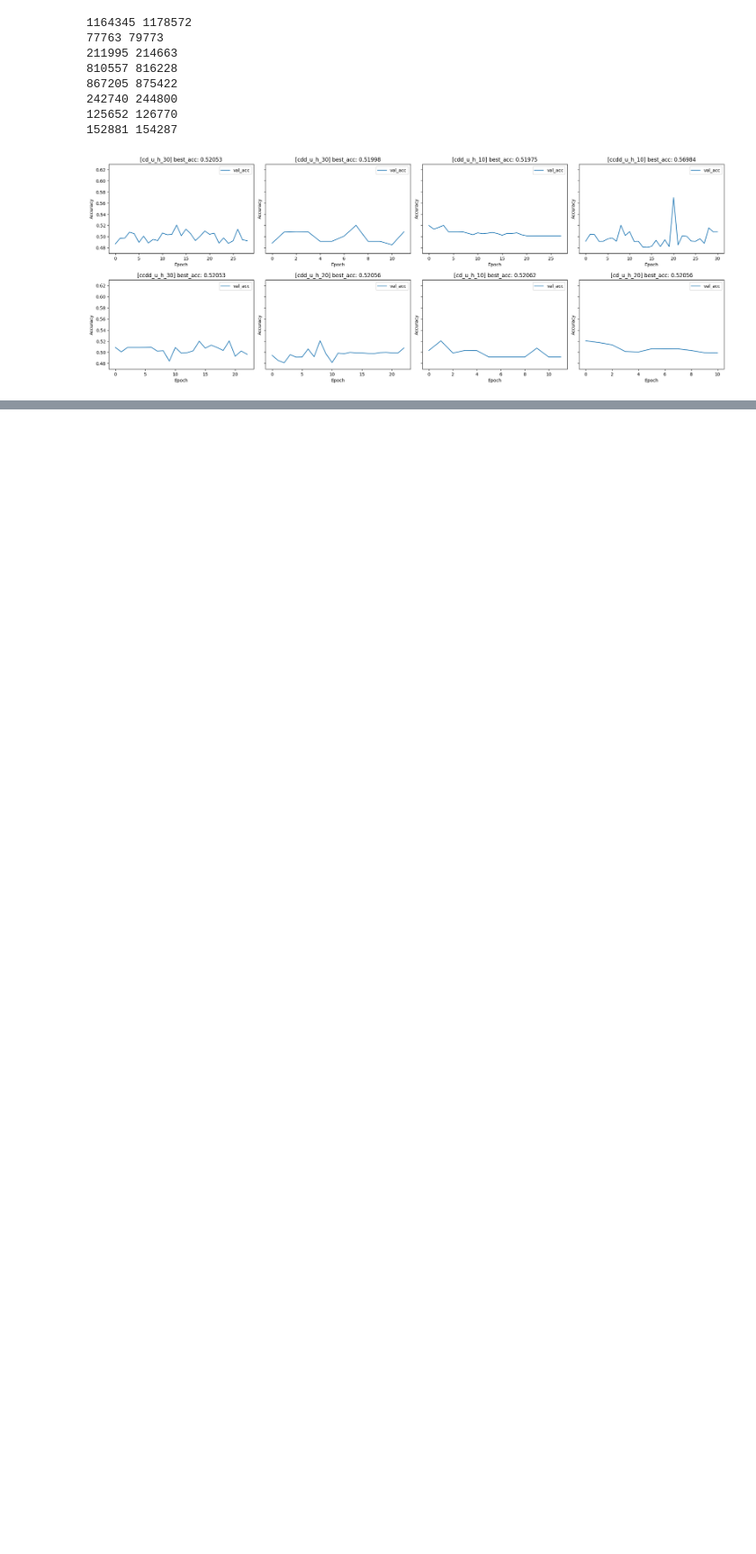
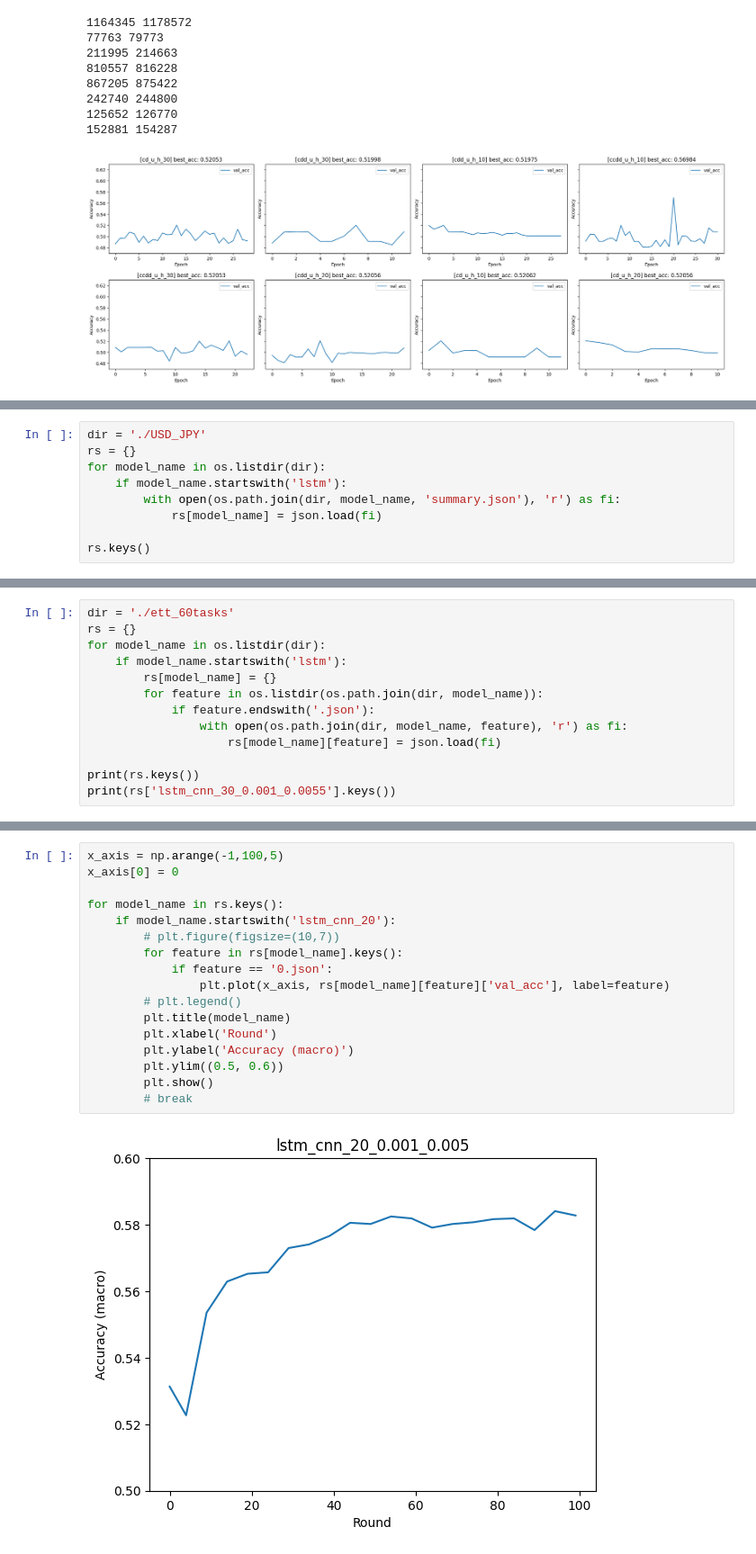
Before and after one commit to baolongnguyenmac/multi_fx, a Jupyter notebook: pretrained/analyze.ipynb, the cells around one changed output, grey strips where cells are left out. Shown at 90% size. Drawn from its saved outputs; the diff is of its cells as text; blank space fills up the shorter version.

```diff
--- a/pretrained/analyze.ipynb
+++ b/pretrained/analyze.ipynb
@@ -294,0 +303,9 @@ for filename in os.listdir(log_dir):
+# %%
+dir = './USD_JPY'
+rs = {}
+for model_name in os.listdir(dir):
+    if model_name.startswith('lstm'):
+        with open(os.path.join(dir, model_name, 'summary.json'), 'r') as fi:
+            rs[model_name] = json.load(fi)
+
+rs.keys()
@@ -294,0 +379,13 @@ for filename in os.listdir(log_dir):
+# %%
+dir = './ett_60tasks'
+rs = {}
+for model_name in os.listdir(dir):
+    if model_name.startswith('lstm'):
+        rs[model_name] = {}
+        for feature in os.listdir(os.path.join(dir, model_name)):
+            if feature.endswith('.json'):
+                with open(os.path.join(dir, model_name, feature), 'r') as fi:
+                    rs[model_name][feature] = json.load(fi)
+
+print(rs.keys())
+print(rs['lstm_cnn_30_0.001_0.0055'].keys())
@@ -294,0 +395,19 @@ for filename in os.listdir(log_dir):
+# %%
+x_axis = np.arange(-1,100,5)
+x_axis[0] = 0
+
+for model_name in rs.keys():
+    if model_name.startswith('lstm_cnn_20'):
+        # plt.figure(figsize=(10,7))
+        for feature in rs[model_name].keys():
+            if feature == '0.json':
+                plt.plot(x_axis, rs[model_name][feature]['val_acc'], label=feature)
+        # plt.legend()
+        plt.title(model_name)
+        plt.xlabel('Round')
+        plt.ylabel('Accuracy (macro)')
+        plt.ylim((0.5, 0.6))
+        plt.show()
+        # break
+# %% [output]
+[figure, added]
```
Also changed, not shown: parts of 17 cells of this notebook, 3 other files.
